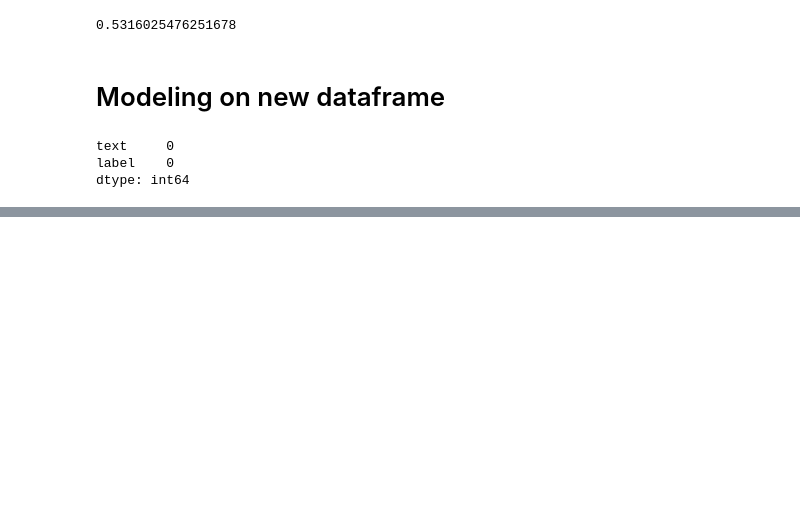
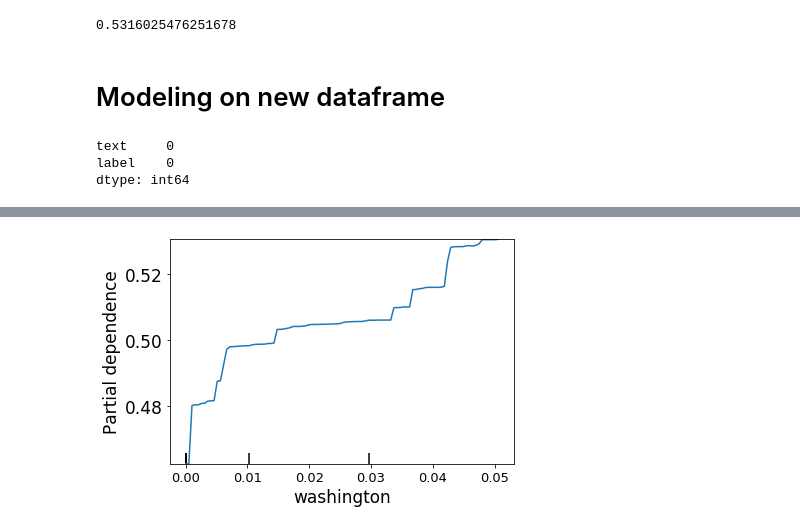
Before and after one commit to benkarlsberg/NLP-Model-Predicting-Fake-News-Probability, a Jupyter notebook: Code.ipynb, the cells around one changed output, grey strips where cells are left out. Drawn from its saved outputs; the diff is of its cells as text; code cells hidden in the pictures; blank space fills up the shorter version.

```diff
--- a/Code.ipynb
+++ b/Code.ipynb
@@ -742,0 +961,7 @@ accuracy_score(y_test, y_hat)
+# %%
+# Partial Dependence Plot (reduce features or else breaks kernel)
+plot_partial_dependence(rfc, tfidf_X_train_df.sample(frac=.1), ['washington'], n_jobs=-1)
+fig = plt.gcf()
+plt.tight_layout()
+# %% [output]
+[figure, added]
```
Also changed, not shown: parts of 52 cells of this notebook, 1 other file.
